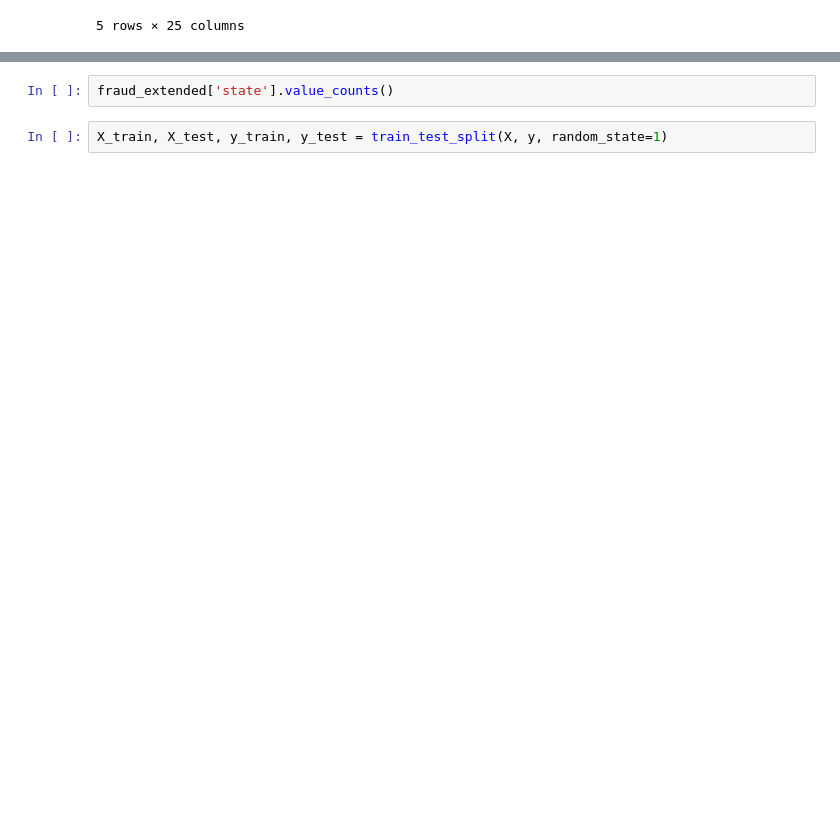
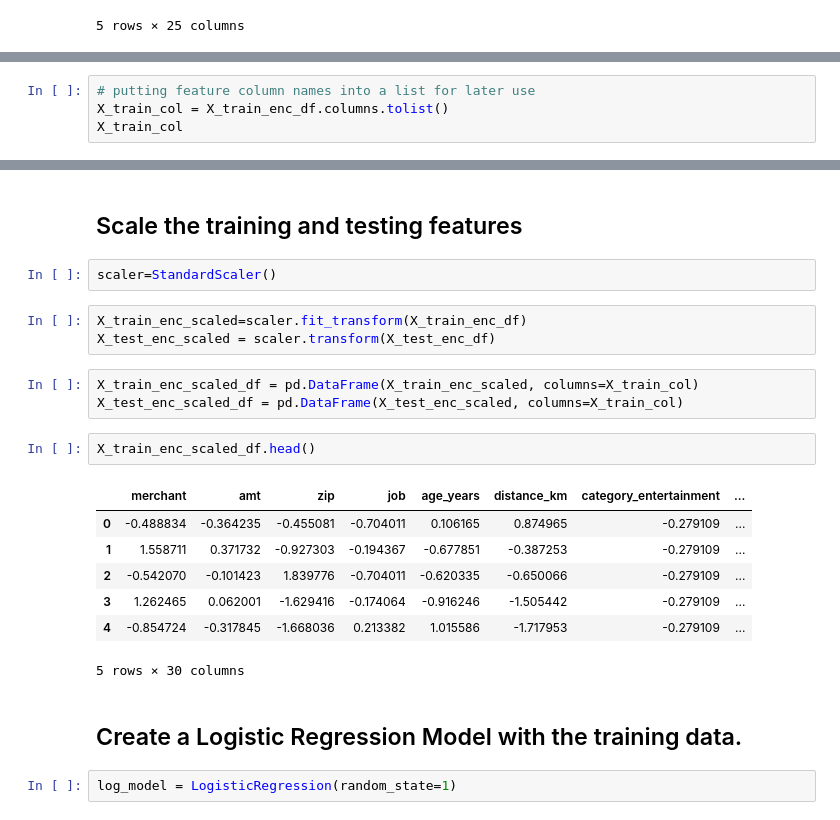
Before and after one commit to john-a-ellis/Credit_Card_Fraud, a Jupyter notebook: Fraud_ETL.ipynb, the cells around one changed output, grey strips where cells are left out. Drawn from its saved outputs; the diff is of its cells as text; blank space fills up the shorter version.

```diff
--- a/Fraud_ETL.ipynb
+++ b/Fraud_ETL.ipynb
@@ -281,0 +431,4 @@ X.info()
+# %%
+# putting feature column names into a list for later use
+X_train_col = X_train_enc_df.columns.tolist()
+X_train_col
@@ -282,4 +453,24 @@ X.info()
+# %% [markdown]
+## Scale the training and testing features
 # %%
-fraud_extended['state'].value_counts()
+scaler=StandardScaler()
-# %%
-X_train, X_test, y_train, y_test = train_test_split(X, y, random_state=1)
+# %%
+X_train_enc_scaled=scaler.fit_transform(X_train_enc_df)
+X_test_enc_scaled = scaler.transform(X_test_enc_df)
+# %%
+X_train_enc_scaled_df = pd.DataFrame(X_train_enc_scaled, columns=X_train_col)
+X_test_enc_scaled_df = pd.DataFrame(X_test_enc_scaled, columns=X_train_col)
+# %%
+X_train_enc_scaled_df.head()
+# %% [output]
+|  | merchant | amt | zip | job | age_years | distance_km | category_entertainment | ... |
+| 0 | -0.488834 | -0.364235 | -0.455081 | -0.704011 | 0.106165 | 0.874965 | -0.279109 | ... |
+| 1 | 1.558711 | 0.371732 | -0.927303 | -0.194367 | -0.677851 | -0.387253 | -0.279109 | ... |
+| 2 | -0.542070 | -0.101423 | 1.839776 | -0.704011 | -0.620335 | -0.650066 | -0.279109 | ... |
+| 3 | 1.262465 | 0.062001 | -1.629416 | -0.174064 | -0.916246 | -1.505442 | -0.279109 | ... |
+| 4 | -0.854724 | -0.317845 | -1.668036 | 0.213382 | 1.015586 | -1.717953 | -0.279109 | ... |
+5 rows × 30 columns
+# %% [markdown]
+## Create a Logistic Regression Model with the training data.
+# %%
+log_model = LogisticRegression(random_state=1)
```
Also changed, not shown: parts of 43 cells of this notebook.
